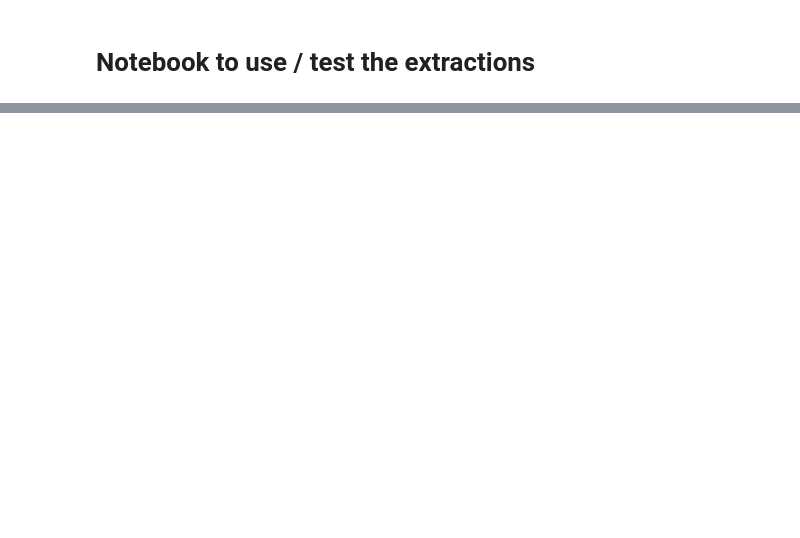
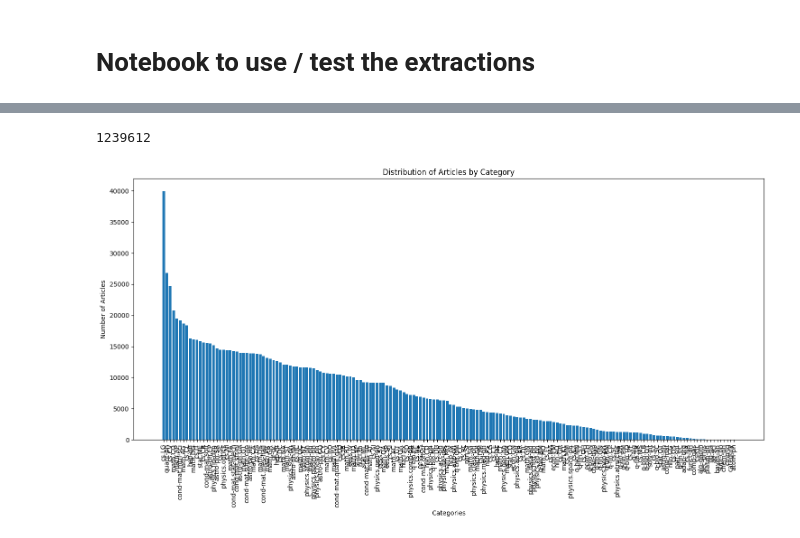
Before and after one commit to issagith/Arxiv-ML, a Jupyter notebook: scraper/usage.ipynb, the cells around one changed output, grey strips where cells are left out. Drawn from its saved outputs; the diff is of its cells as text; code cells hidden in the pictures; blank space fills up the shorter version.

```diff
--- a/scraper/usage.ipynb
+++ b/scraper/usage.ipynb
@@ -22,0 +127,4 @@ df
+# %%
+print(f"Original number of rows: {len(df)}")
+df = df.drop_duplicates(subset='id')
+print(f"Number of rows after removing duplicates: {len(df)}")
@@ -22,0 +142,22 @@ df
+# %%
+df = df.drop_duplicates(subset="title")
+len(df)
+# %% [output]
+1239612
+# %%
+category_counts = df.category.value_counts()
+# Create a bar plot
+plt.figure(figsize=(15, 8))
+plt.bar(category_counts.index, category_counts.values)
+plt.xticks(rotation=90)
+plt.xlabel('Categories')
+plt.ylabel('Number of Articles')
+plt.title('Distribution of Articles by Category')
+
+# Add some spacing at the bottom for category labels
+plt.tight_layout()
+
+# Display the plot
+plt.show()
+# %% [output]
+[figure, added]
```
Also changed, not shown: parts of 12 cells of this notebook, 16 other files.
